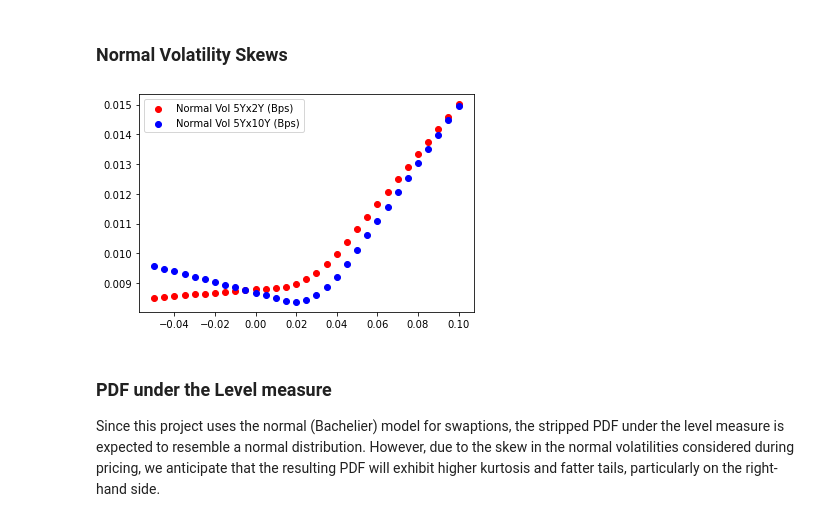
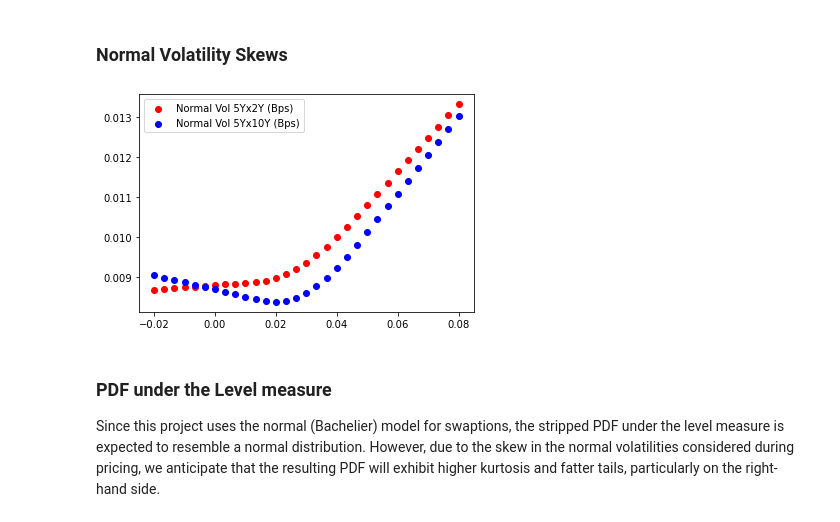
Before and after one commit to Idriss-Afra/CMS-Convexity-Adjustment, a Jupyter notebook: CMS Spread Options Pricing Analytics.ipynb, the cells around one changed output. Drawn from its saved outputs; the diff is of its cells as text; code cells hidden in the pictures.

```diff
--- a/CMS Spread Options Pricing Analytics.ipynb
+++ b/CMS Spread Options Pricing Analytics.ipynb
@@ -347,7 +347,7 @@ class vol_skew :
         """
         if strike < self.strikes[0] or strike > self.strikes[-1] :
             return interp1d(self.strikes, self.vol_data, kind='linear', fill_value="extrapolate")(strike)
-        return interp1d(self.strikes, self.vol_data, kind='cubic')(strike)
+        return interp1d(self.strikes, self.vol_data, kind='cubic', fill_value="extrapolate")(strike)
 # %% [markdown]
 ### The Copula Pricing Method
 
@@ -497,15 +512,15 @@ copula_method.set_data(expiry, tenor_10y, tenor_2y, pay_date, vol_skew_5y10y, vo
 # %%
 import matplotlib.pyplot as plt
 
-strikes = np.linspace(-0.05, 0.1, 31)
+strikes = np.linspace(-0.02, 0.08, 31)
 vol_skew_2y = [vol_skew_5y2y(k) for k in strikes]
 vol_skew_10y = [vol_skew_5y10y(k) for k in strikes]
 plt.scatter(strikes, vol_skew_2y, color="red", label="Normal Vol 5Yx2Y (Bps)")
 plt.scatter(strikes, vol_skew_10y, color="blue",  label="Normal Vol 5Yx10Y (Bps)")
 plt.legend(loc="upper left")
 plt.show()
 # %% [output]
-[figure, old version]
+[figure, new version]
 # %% [markdown]
 ### PDF under the Level measure
 
```
Also changed, not shown: parts of 5 cells of this notebook.
